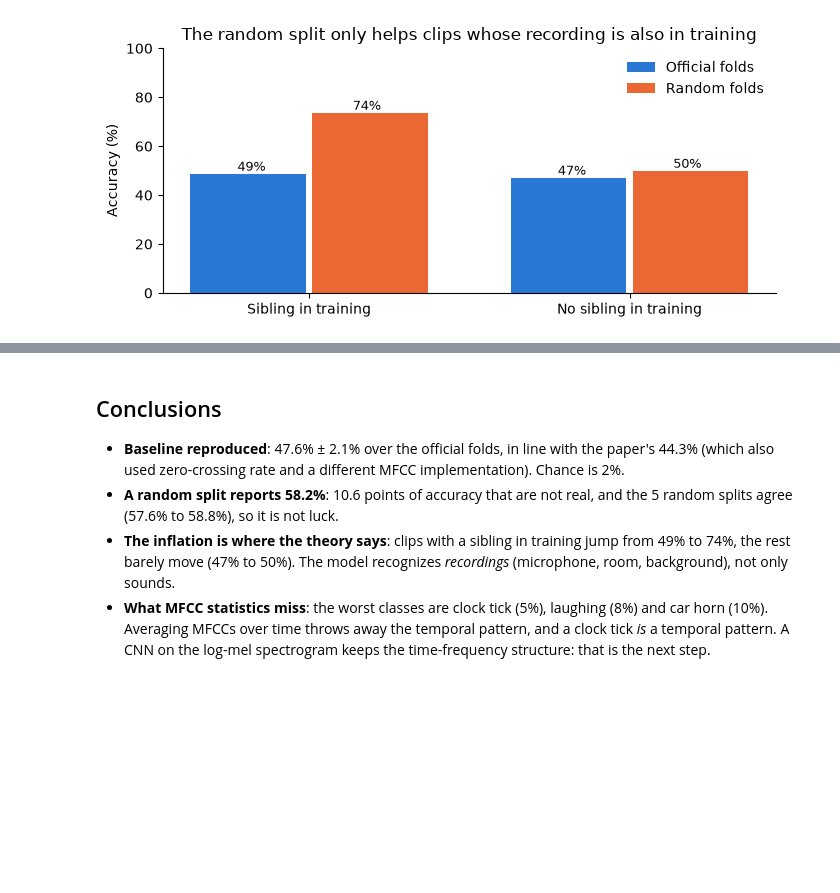
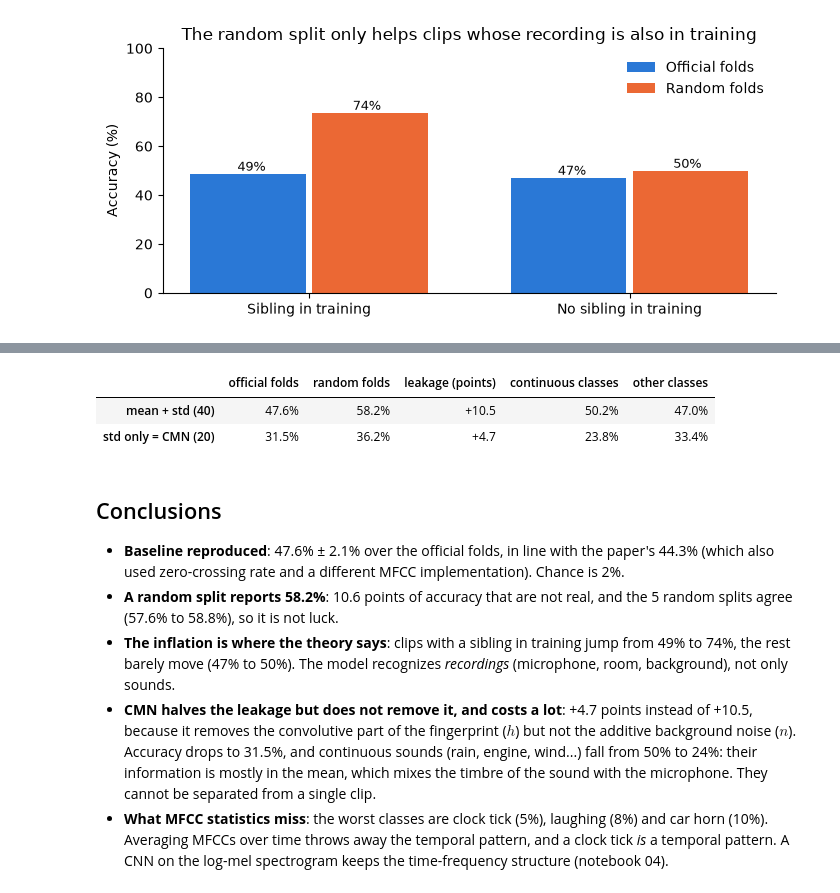
Before and after one commit to victor-merino-hub/audiolab, a Jupyter notebook: notebooks/03_esc50_baseline.ipynb, the cells around one changed output, grey strips where cells are left out. Cells and saved outputs as stored; diff of their text form; code cells hidden in the pictures; blank space fills up the shorter version.

```diff
--- a/notebooks/03_esc50_baseline.ipynb
+++ b/notebooks/03_esc50_baseline.ipynb
@@ -165,3 +173,24 @@ plt.show()
+# %%
+CONTINUOUS = ["rain", "wind", "sea_waves", "engine", "train", "airplane", "vacuum_cleaner",
+              "washing_machine", "helicopter", "crickets"]
+continuous = meta.category.isin(CONTINUOUS).to_numpy()
+
+rows = {}
+for name, cols in [("mean + std (40)", slice(None)), ("std only = CMN (20)", slice(20, None))]:
+    p_official = predict_on_folds(model, X[:, cols], y, folds)
+    p_random = predict_on_folds(model, X[:, cols], y, rf)
+    rows[name] = {
+        "official folds": np.mean(p_official == y),
+        "random folds": np.mean(p_random == y),
+        "leakage (points)": 100 * (np.mean(p_random == y) - np.mean(p_official == y)),
+        "continuous classes": np.mean(p_official[continuous] == y[continuous]),
+        "other classes": np.mean(p_official[~continuous] == y[~continuous]),
+    }
+pd.DataFrame(rows).T.style.format("{:.1%}").format("{:+.1f}", subset=["leakage (points)"])
+# %% [output]
+|  | official folds | random folds | leakage (points) | continuous classes | other classes |
+| mean + std (40) | 47.6% | 58.2% | +10.5 | 50.2% | 47.0% |
+| std only = CMN (20) | 31.5% | 36.2% | +4.7 | 23.8% | 33.4% |
 # %% [markdown]
 ## Conclusions
 
@@ -172,6 +201,11 @@ plt.show()
 - **The inflation is where the theory says**: clips with a sibling in training jump from 49% to 74%,
   the rest barely move (47% to 50%). The model recognizes *recordings* (microphone, room, background),
   not only sounds.
+- **CMN halves the leakage but does not remove it, and costs a lot**: +4.7 points instead of +10.5,
+  because it removes the convolutive part of the fingerprint ($h$) but not the additive background
+  noise ($n$). Accuracy drops to 31.5%, and continuous sounds (rain, engine, wind...) fall from 50%
+  to 24%: their information is mostly in the mean, which mixes the timbre of the sound with the
+  microphone. They cannot be separated from a single clip.
 - **What MFCC statistics miss**: the worst classes are clock tick (5%), laughing (8%) and car horn (10%).
   Averaging MFCCs over time throws away the temporal pattern, and a clock tick *is* a temporal pattern.
-  A CNN on the log-mel spectrogram keeps the time-frequency structure: that is the next step.
+  A CNN on the log-mel spectrogram keeps the time-frequency structure (notebook 04).
```
Also changed, not shown: parts of 1 cell of this notebook, 12 other files.
